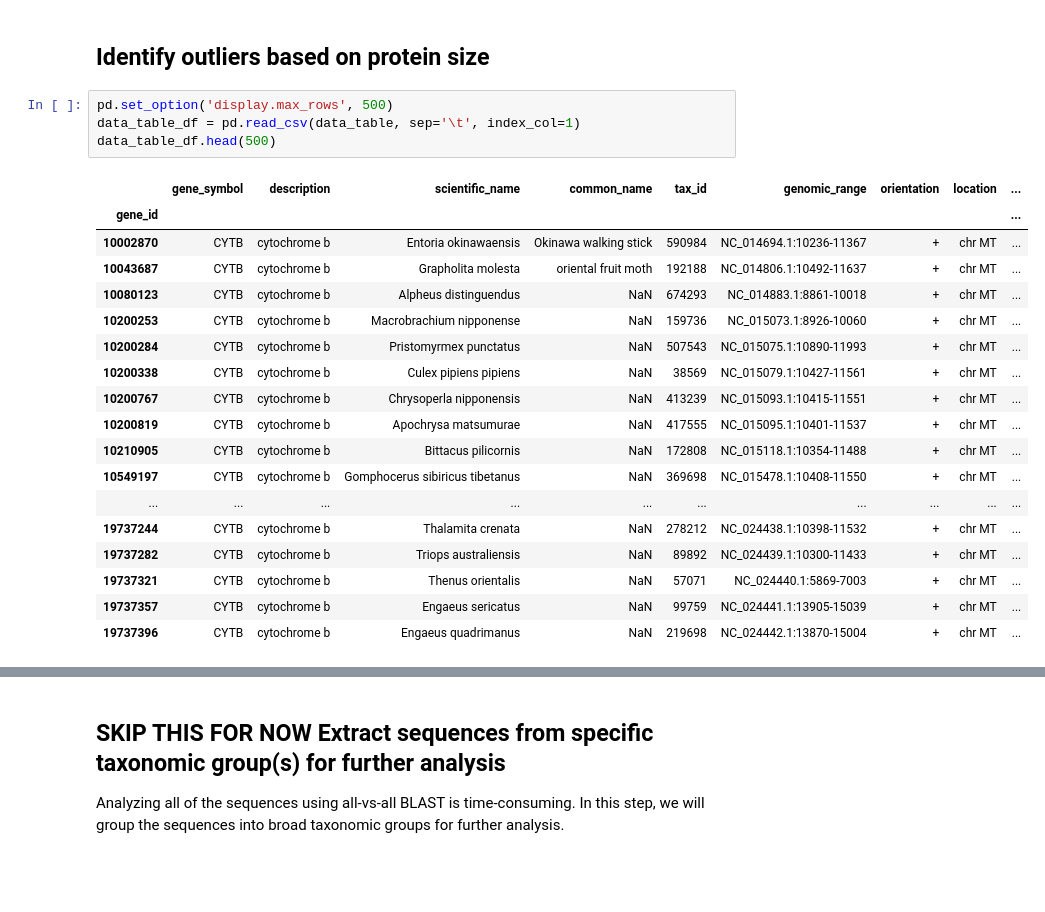
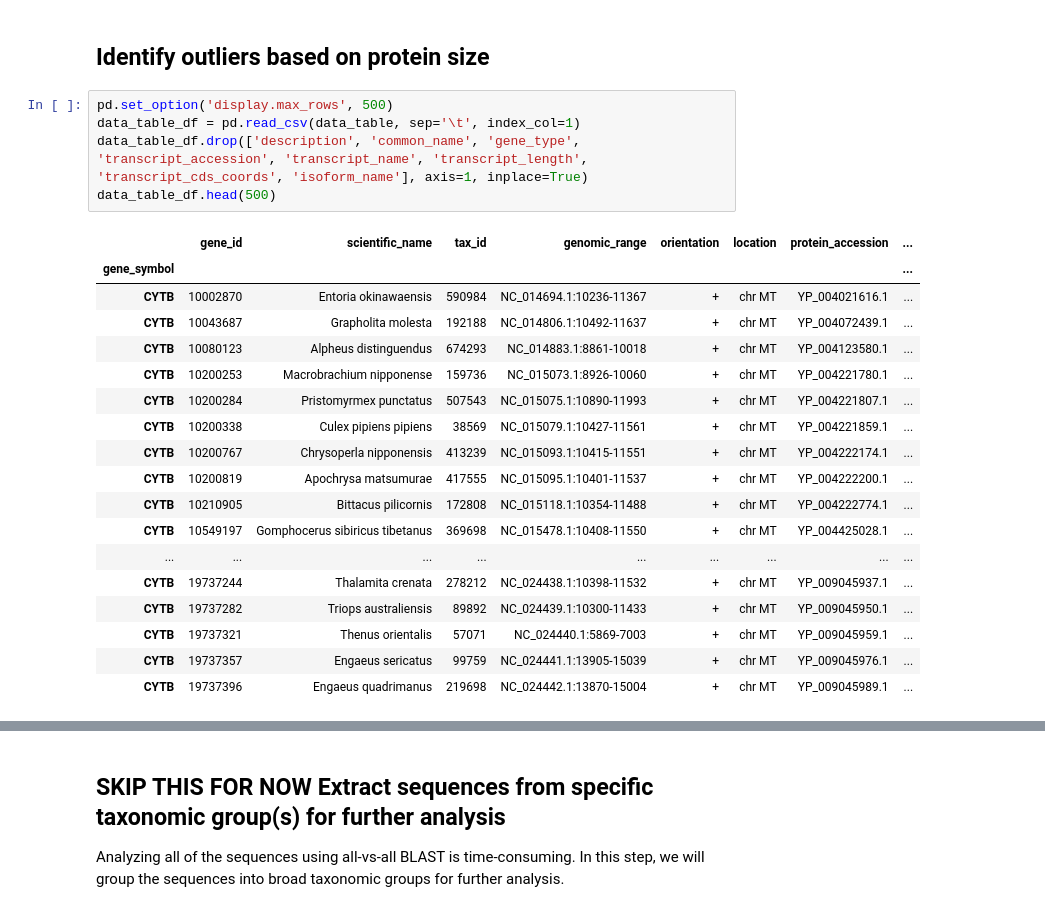
Before and after one commit to NCBI-Codeathons/Marker-Gene-Validator, a Jupyter notebook: marker_gene.ipynb, the cells around one changed output, grey strips where cells are left out. Cells and saved outputs as stored; diff of their text form; blank space fills up the shorter version.

```diff
--- a/marker_gene.ipynb
+++ b/marker_gene.ipynb
@@ -71,24 +88,25 @@ display(df.sort_values(by=['Count'], ascending=False))
 # %%
 pd.set_option('display.max_rows', 500)
 data_table_df = pd.read_csv(data_table, sep='\t', index_col=1)
+data_table_df.drop(['description', 'common_name', 'gene_type', 'transcript_accession', 'transcript_name', 'transcript_length', 'transcript_cds_coords', 'isoform_name'], axis=1, inplace=True)
 data_table_df.head(500)
 # %% [output]
-|  | gene_symbol | description | scientific_name | common_name | tax_id | genomic_range | orientation | location | ... |
-| gene_id |  |  |  |  |  |  |  |  | ... |
-| 10002870 | CYTB | cytochrome b | Entoria okinawaensis | Okinawa walking stick | 590984 | NC_014694.1:10236-11367 | + | chr MT | ... |
-| 10043687 | CYTB | cytochrome b | Grapholita molesta | oriental fruit moth | 192188 | NC_014806.1:10492-11637 | + | chr MT | ... |
-| 10080123 | CYTB | cytochrome b | Alpheus distinguendus | NaN | 674293 | NC_014883.1:8861-10018 | + | chr MT | ... |
-| 10200253 | CYTB | cytochrome b | Macrobrachium nipponense | NaN | 159736 | NC_015073.1:8926-10060 | + | chr MT | ... |
-| 10200284 | CYTB | cytochrome b | Pristomyrmex punctatus | NaN | 507543 | NC_015075.1:10890-11993 | + | chr MT | ... |
-| 10200338 | CYTB | cytochrome b | Culex pipiens pipiens | NaN | 38569 | NC_015079.1:10427-11561 | + | chr MT | ... |
-| 10200767 | CYTB | cytochrome b | Chrysoperla nipponensis | NaN | 413239 | NC_015093.1:10415-11551 | + | chr MT | ... |
-| 10200819 | CYTB | cytochrome b | Apochrysa matsumurae | NaN | 417555 | NC_015095.1:10401-11537 | + | chr MT | ... |
-| 10210905 | CYTB | cytochrome b | Bittacus pilicornis | NaN | 172808 | NC_015118.1:10354-11488 | + | chr MT | ... |
-| 10549197 | CYTB | cytochrome b | Gomphocerus sibiricus tibetanus | NaN | 369698 | NC_015478.1:10408-11550 | + | chr MT | ... |
-| ... | ... | ... | ... | ... | ... | ... | ... | ... | ... |
-| 19737244 | CYTB | cytochrome b | Thalamita crenata | NaN | 278212 | NC_024438.1:10398-11532 | + | chr MT | ... |
-| 19737282 | CYTB | cytochrome b | Triops australiensis | NaN | 89892 | NC_024439.1:10300-11433 | + | chr MT | ... |
-| 19737321 | CYTB | cytochrome b | Thenus orientalis | NaN | 57071 | NC_024440.1:5869-7003 | + | chr MT | ... |
-| 19737357 | CYTB | cytochrome b | Engaeus sericatus | NaN | 99759 | NC_024441.1:13905-15039 | + | chr MT | ... |
-| 19737396 | CYTB | cytochrome b | Engaeus quadrimanus | NaN | 219698 | NC_024442.1:13870-15004 | + | chr MT | ... |
+|  | gene_id | scientific_name | tax_id | genomic_range | orientation | location | protein_accession | ... |
+| gene_symbol |  |  |  |  |  |  |  | ... |
+| CYTB | 10002870 | Entoria okinawaensis | 590984 | NC_014694.1:10236-11367 | + | chr MT | YP_004021616.1 | ... |
+| CYTB | 10043687 | Grapholita molesta | 192188 | NC_014806.1:10492-11637 | + | chr MT | YP_004072439.1 | ... |
+| CYTB | 10080123 | Alpheus distinguendus | 674293 | NC_014883.1:8861-10018 | + | chr MT | YP_004123580.1 | ... |
+| CYTB | 10200253 | Macrobrachium nipponense | 159736 | NC_015073.1:8926-10060 | + | chr MT | YP_004221780.1 | ... |
+| CYTB | 10200284 | Pristomyrmex punctatus | 507543 | NC_015075.1:10890-11993 | + | chr MT | YP_004221807.1 | ... |
+| CYTB | 10200338 | Culex pipiens pipiens | 38569 | NC_015079.1:10427-11561 | + | chr MT | YP_004221859.1 | ... |
+| CYTB | 10200767 | Chrysoperla nipponensis | 413239 | NC_015093.1:10415-11551 | + | chr MT | YP_004222174.1 | ... |
+| CYTB | 10200819 | Apochrysa matsumurae | 417555 | NC_015095.1:10401-11537 | + | chr MT | YP_004222200.1 | ... |
+| CYTB | 10210905 | Bittacus pilicornis | 172808 | NC_015118.1:10354-11488 | + | chr MT | YP_004222774.1 | ... |
+| CYTB | 10549197 | Gomphocerus sibiricus tibetanus | 369698 | NC_015478.1:10408-11550 | + | chr MT | YP_004425028.1 | ... |
+| ... | ... | ... | ... | ... | ... | ... | ... | ... |
+| CYTB | 19737244 | Thalamita crenata | 278212 | NC_024438.1:10398-11532 | + | chr MT | YP_009045937.1 | ... |
+| CYTB | 19737282 | Triops australiensis | 89892 | NC_024439.1:10300-11433 | + | chr MT | YP_009045950.1 | ... |
+| CYTB | 19737321 | Thenus orientalis | 57071 | NC_024440.1:5869-7003 | + | chr MT | YP_009045959.1 | ... |
+| CYTB | 19737357 | Engaeus sericatus | 99759 | NC_024441.1:13905-15039 | + | chr MT | YP_009045976.1 | ... |
+| CYTB | 19737396 | Engaeus quadrimanus | 219698 | NC_024442.1:13870-15004 | + | chr MT | YP_009045989.1 | ... |
 # %%
```
Also changed, not shown: parts of 36 cells of this notebook.
